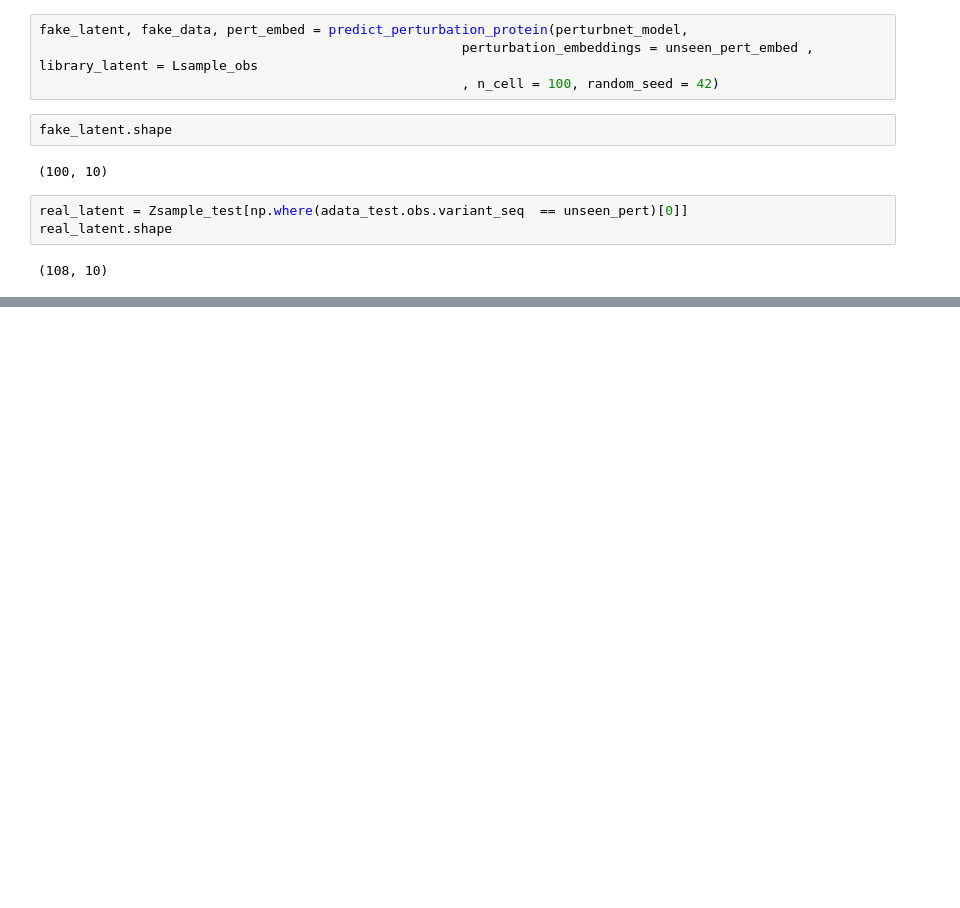
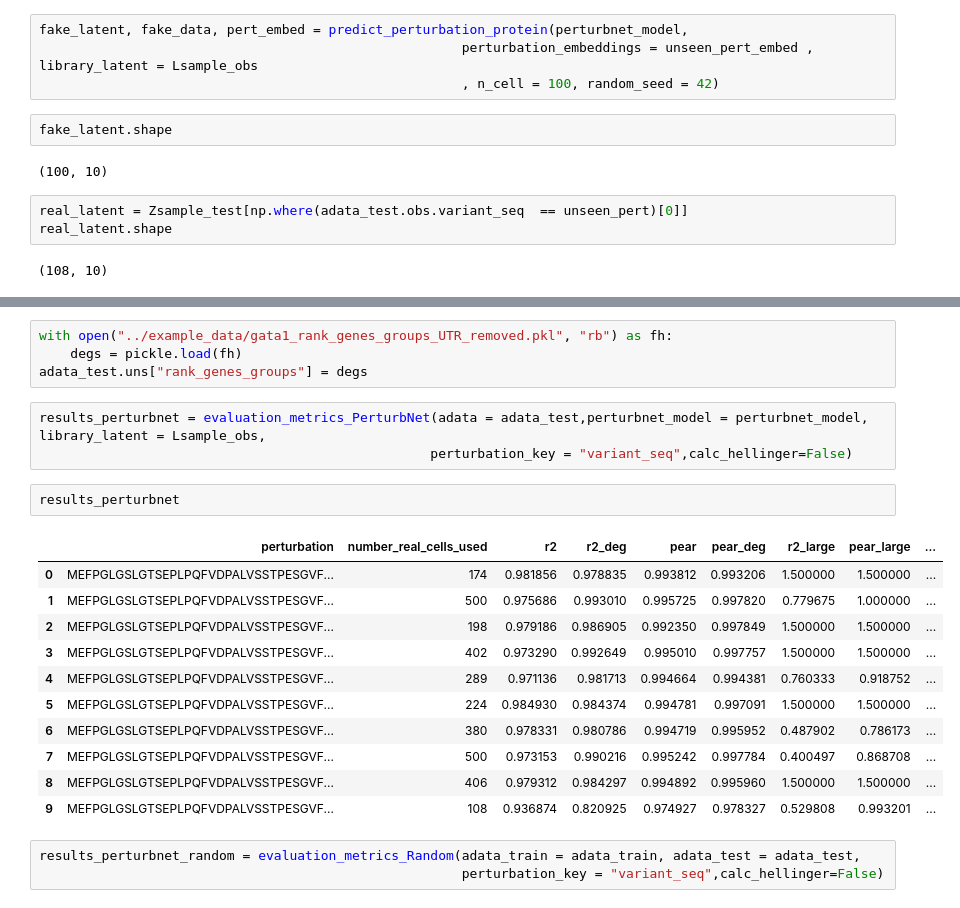
Before and after one commit to cyclopenta/PerturbNet, a Jupyter notebook: tutorial/PerturbNet_coding_variants.ipynb, the cells around one changed output, grey strips where cells are left out. Drawn from its saved outputs; the diff is of its cells as text; blank space fills up the shorter version.

```diff
--- a/tutorial/PerturbNet_coding_variants.ipynb
+++ b/tutorial/PerturbNet_coding_variants.ipynb
@@ -356,0 +297,24 @@ contourplot_space_mapping_pca(fake_latent, pert_embed, background_pert, backgrou
+# %%
+with open("../example_data/gata1_rank_genes_groups_UTR_removed.pkl", "rb") as fh:
+    degs = pickle.load(fh)
+adata_test.uns["rank_genes_groups"] = degs
+# %%
+results_perturbnet = evaluation_metrics_PerturbNet(adata = adata_test,perturbnet_model = perturbnet_model, library_latent = Lsample_obs,
+                                                  perturbation_key = "variant_seq",calc_hellinger=False)
+# %%
+results_perturbnet
+# %% [output]
+|  | perturbation | number_real_cells_used | r2 | r2_deg | pear | pear_deg | r2_large | pear_large | ... |
+| 0 | MEFPGLGSLGTSEPLPQFVDPALVSSTPESGVF... | 174 | 0.981856 | 0.978835 | 0.993812 | 0.993206 | 1.500000 | 1.500000 | ... |
+| 1 | MEFPGLGSLGTSEPLPQFVDPALVSSTPESGVF... | 500 | 0.975686 | 0.993010 | 0.995725 | 0.997820 | 0.779675 | 1.000000 | ... |
+| 2 | MEFPGLGSLGTSEPLPQFVDPALVSSTPESGVF... | 198 | 0.979186 | 0.986905 | 0.992350 | 0.997849 | 1.500000 | 1.500000 | ... |
+| 3 | MEFPGLGSLGTSEPLPQFVDPALVSSTPESGVF... | 402 | 0.973290 | 0.992649 | 0.995010 | 0.997757 | 1.500000 | 1.500000 | ... |
+| 4 | MEFPGLGSLGTSEPLPQFVDPALVSSTPESGVF... | 289 | 0.971136 | 0.981713 | 0.994664 | 0.994381 | 0.760333 | 0.918752 | ... |
+| 5 | MEFPGLGSLGTSEPLPQFVDPALVSSTPESGVF... | 224 | 0.984930 | 0.984374 | 0.994781 | 0.997091 | 1.500000 | 1.500000 | ... |
+| 6 | MEFPGLGSLGTSEPLPQFVDPALVSSTPESGVF... | 380 | 0.978331 | 0.980786 | 0.994719 | 0.995952 | 0.487902 | 0.786173 | ... |
+| 7 | MEFPGLGSLGTSEPLPQFVDPALVSSTPESGVF... | 500 | 0.973153 | 0.990216 | 0.995242 | 0.997784 | 0.400497 | 0.868708 | ... |
+| 8 | MEFPGLGSLGTSEPLPQFVDPALVSSTPESGVF... | 406 | 0.979312 | 0.984297 | 0.994892 | 0.995960 | 1.500000 | 1.500000 | ... |
+| 9 | MEFPGLGSLGTSEPLPQFVDPALVSSTPESGVF... | 108 | 0.936874 | 0.820925 | 0.974927 | 0.978327 | 0.529808 | 0.993201 | ... |
+# %%
+results_perturbnet_random = evaluation_metrics_Random(adata_train = adata_train, adata_test = adata_test,
+                                                      perturbation_key = "variant_seq",calc_hellinger=False)
```
Also changed, not shown: parts of 9 cells of this notebook, 1 other file.
